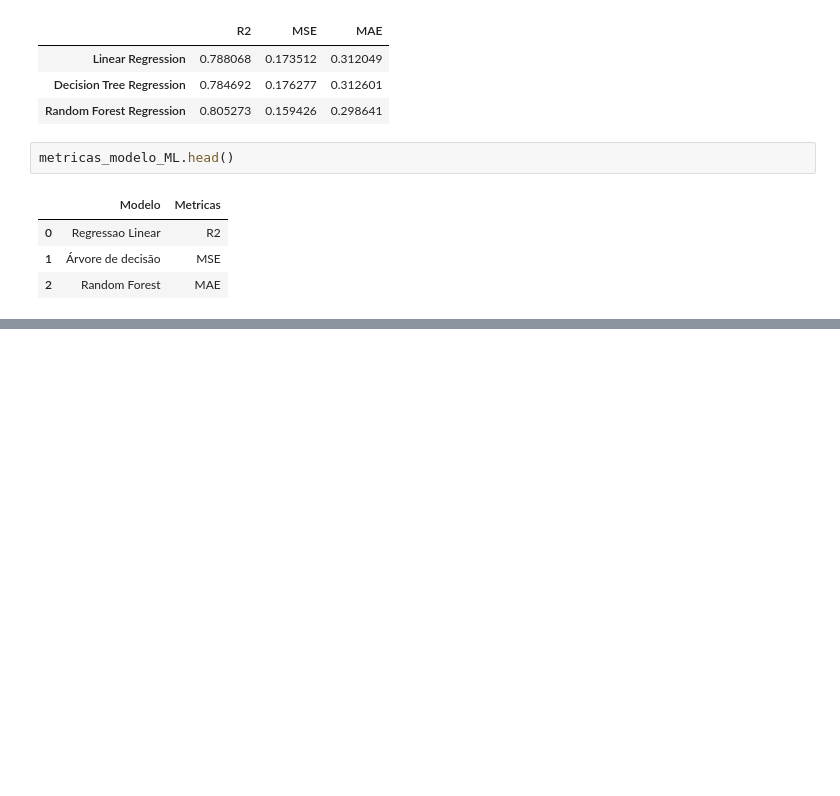
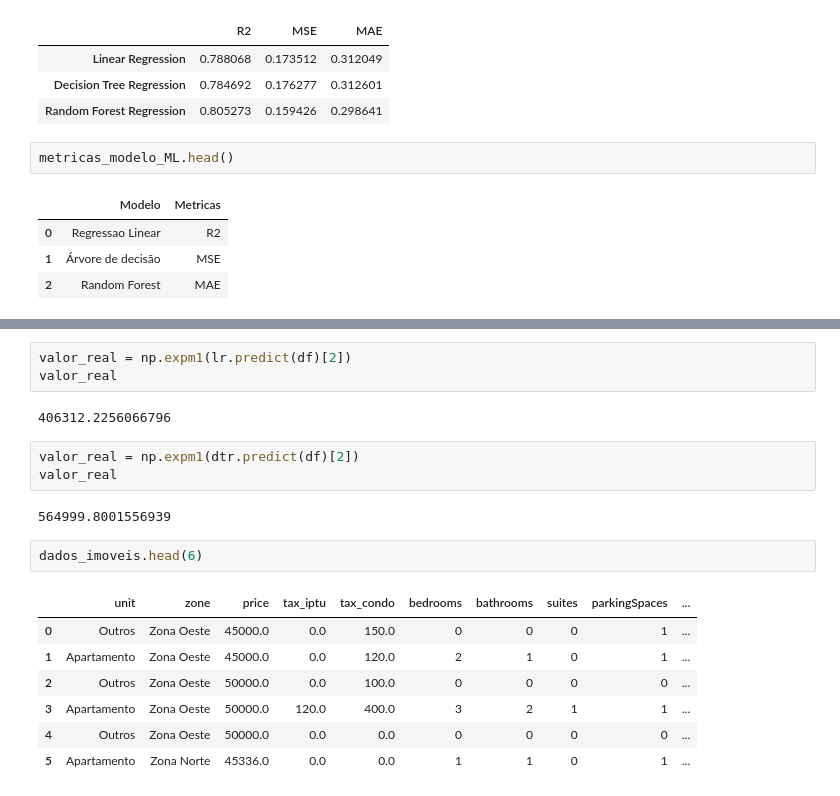
Before and after one commit to danielvieira95/IABD, a Jupyter notebook: codigos/aula07-turmab-regressao.ipynb, the cells around one changed output, grey strips where cells are left out. Saved outputs shown, nothing was run; the diff lists cells and outputs as text; blank space fills up the shorter version.

```diff
--- a/codigos/aula07-turmab-regressao.ipynb
+++ b/codigos/aula07-turmab-regressao.ipynb
@@ -779,0 +765,20 @@ metricas_modelo_ML.head()
+# %%
+valor_real = np.expm1(lr.predict(df)[2])
+valor_real
+# %% [output]
+406312.2256066796
+# %%
+valor_real = np.expm1(dtr.predict(df)[2])
+valor_real
+# %% [output]
+564999.8001556939
+# %%
+dados_imoveis.head(6)
+# %% [output]
+|  | unit | zone | price | tax_iptu | tax_condo | bedrooms | bathrooms | suites | parkingSpaces | ... |
+| 0 | Outros | Zona Oeste | 45000.0 | 0.0 | 150.0 | 0 | 0 | 0 | 1 | ... |
+| 1 | Apartamento | Zona Oeste | 45000.0 | 0.0 | 120.0 | 2 | 1 | 0 | 1 | ... |
+| 2 | Outros | Zona Oeste | 50000.0 | 0.0 | 100.0 | 0 | 0 | 0 | 0 | ... |
+| 3 | Apartamento | Zona Oeste | 50000.0 | 120.0 | 400.0 | 3 | 2 | 1 | 1 | ... |
+| 4 | Outros | Zona Oeste | 50000.0 | 0.0 | 0.0 | 0 | 0 | 0 | 0 | ... |
+| 5 | Apartamento | Zona Norte | 45336.0 | 0.0 | 0.0 | 1 | 1 | 0 | 1 | ... |
```
Also changed, not shown: parts of 17 cells of this notebook.
